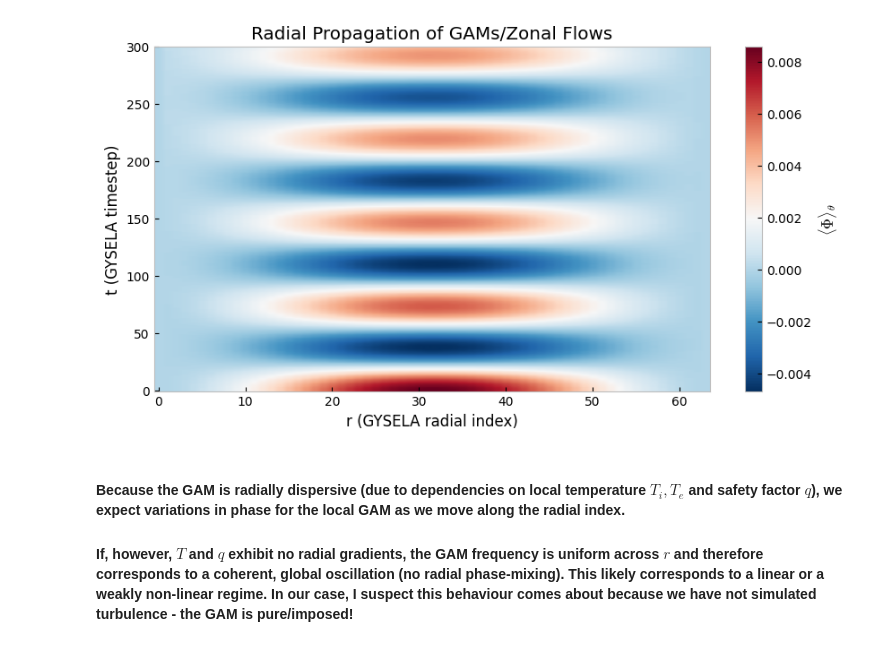
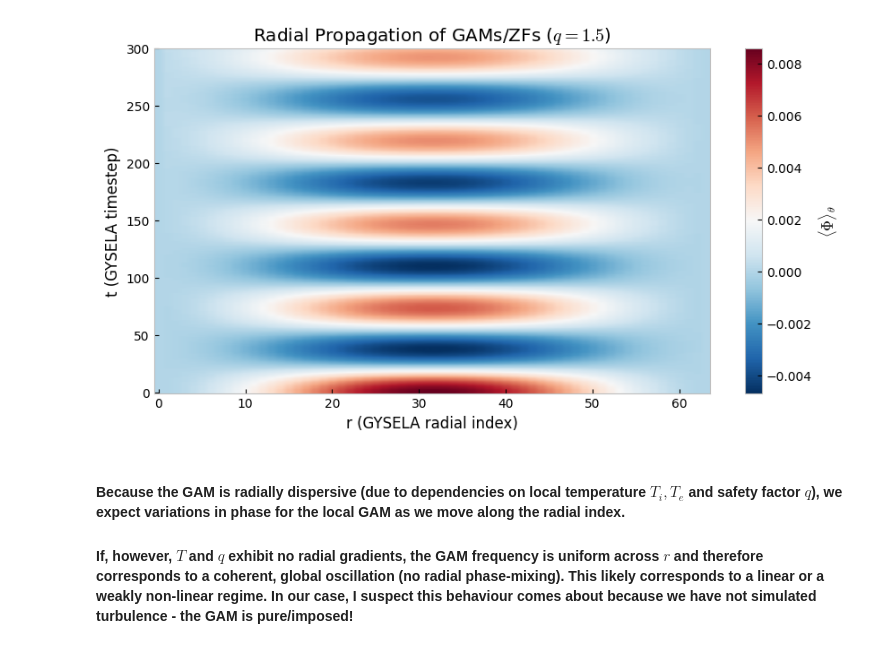
Before and after one commit to seferoni/GYSELA_utils, a Jupyter notebook: Post-Processing/Scripts/hovmoller_mn0.ipynb, the cells around one changed output. Saved outputs shown, nothing was run; the diff lists cells and outputs as text; code cells hidden in the pictures.

```diff
--- a/Post-Processing/Scripts/hovmoller_mn0.ipynb
+++ b/Post-Processing/Scripts/hovmoller_mn0.ipynb
@@ -13,19 +13,19 @@ data_arrays = reader.compile_data_from_directory("Phirth_n0", "C:\\Workspace\\NS
 # %%
 def plot_hovmoller(hovmoller_matrix):
 
 	plt.figure(figsize=(10, 5));
 	plt.imshow(hovmoller_matrix, aspect = "auto", cmap = "RdBu_r", origin = "lower");
 	plt.colorbar(label= r"$\langle \Phi \rangle_\theta$");
 	plt.ylabel("t (GYSELA timestep)");
 	plt.xlabel("r (GYSELA radial index)");
-	plt.title("Radial Propagation of GAMs/Zonal Flows");
+	plt.title(r"Radial Propagation of GAMs/ZFs ($q = 1.5$)");
 	plt.grid(False);
 	plt.show();
 
 hovmoller_matrix = utils.generate_poloidally_averaged_time_series(data_arrays);
 plot_hovmoller(hovmoller_matrix);
 # %% [output]
-[figure, old version]
+[figure, new version]
 # %% [markdown]
 #### Because the GAM is radially dispersive (due to dependencies on local temperature $T_i, T_e$ and safety factor $q$), we expect variations in phase for the local GAM as we move along the radial index.
 
```
Also changed, not shown: 3 other files.
